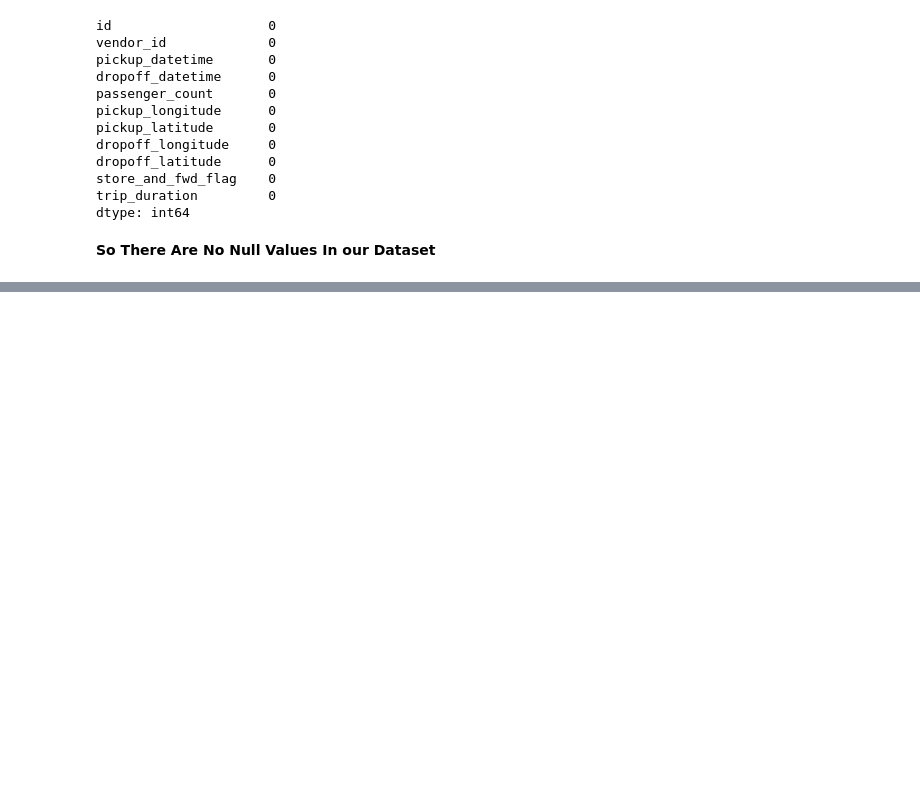
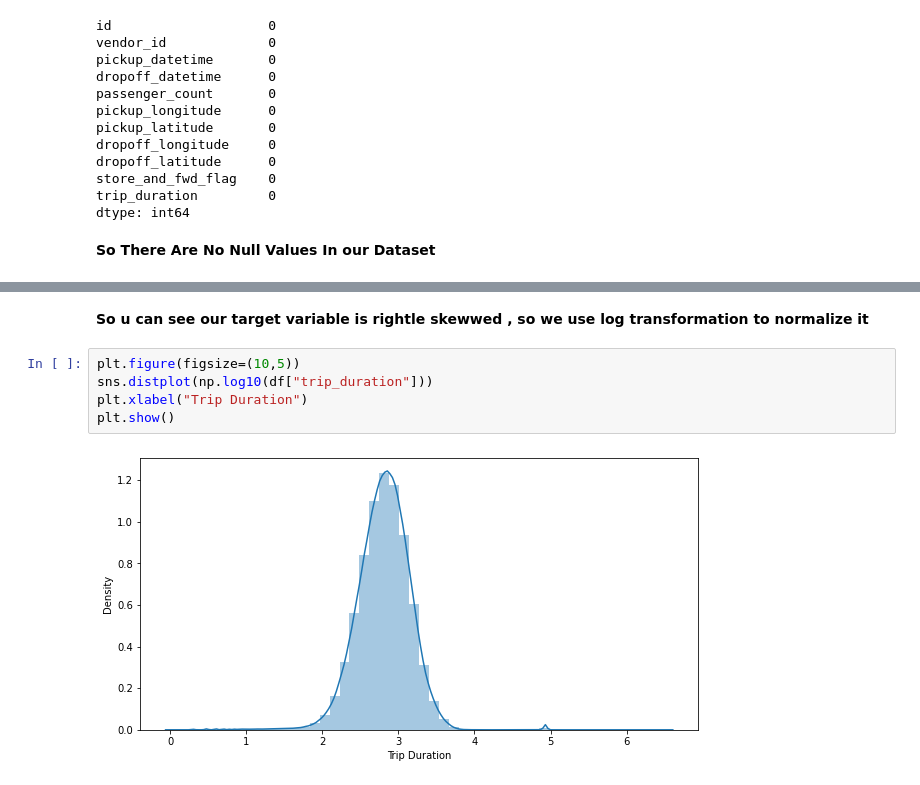
Before and after one commit to AbhijeetS1112/NYC-Taxi-Trip-Time-Prediction----ALMA, a Jupyter notebook: NYC_Taxi_Trip_Time_Prediction.ipynb, the cells around one changed output, grey strips where cells are left out. Cells and saved outputs as stored; diff of their text form; blank space fills up the shorter version.

```diff
--- a/NYC_Taxi_Trip_Time_Prediction.ipynb
+++ b/NYC_Taxi_Trip_Time_Prediction.ipynb
@@ -132,0 +297,9 @@ dtype: int64
+# %% [markdown]
+**So u can see our target variable is rightle skewwed , so we use log transformation to normalize it**
+# %%
+plt.figure(figsize=(10,5))
+sns.distplot(np.log10(df["trip_duration"]))
+plt.xlabel("Trip Duration")
+plt.show()
+# %% [output]
+[figure, added]
```
Also changed, not shown: parts of 33 cells of this notebook.
